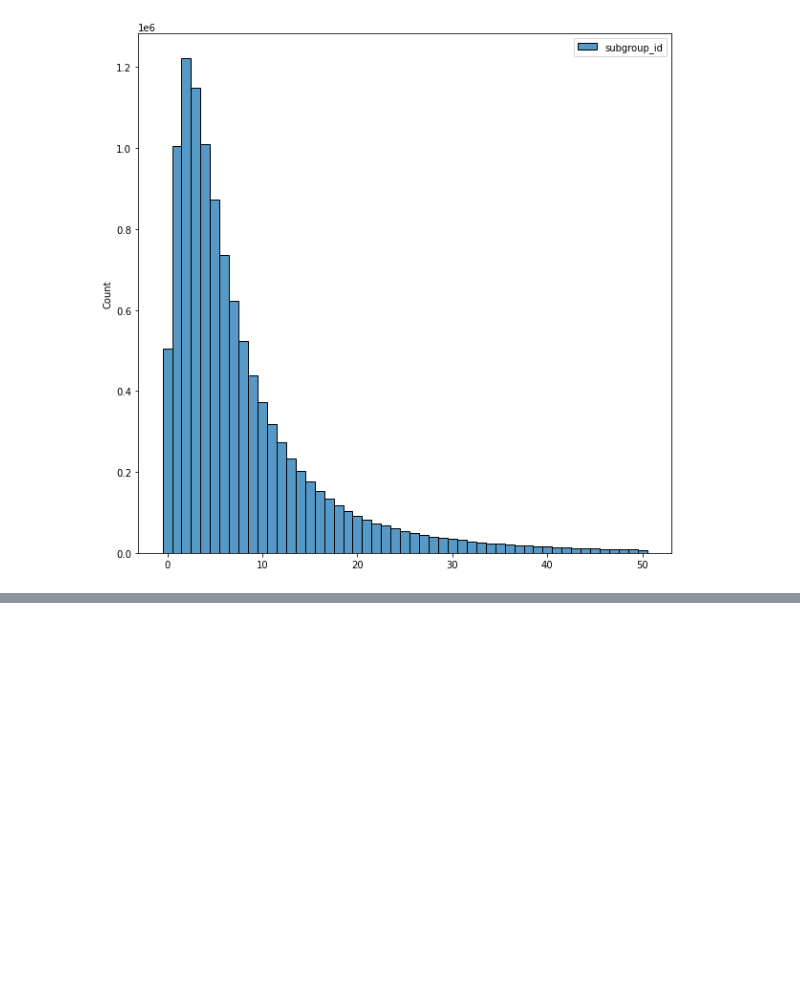
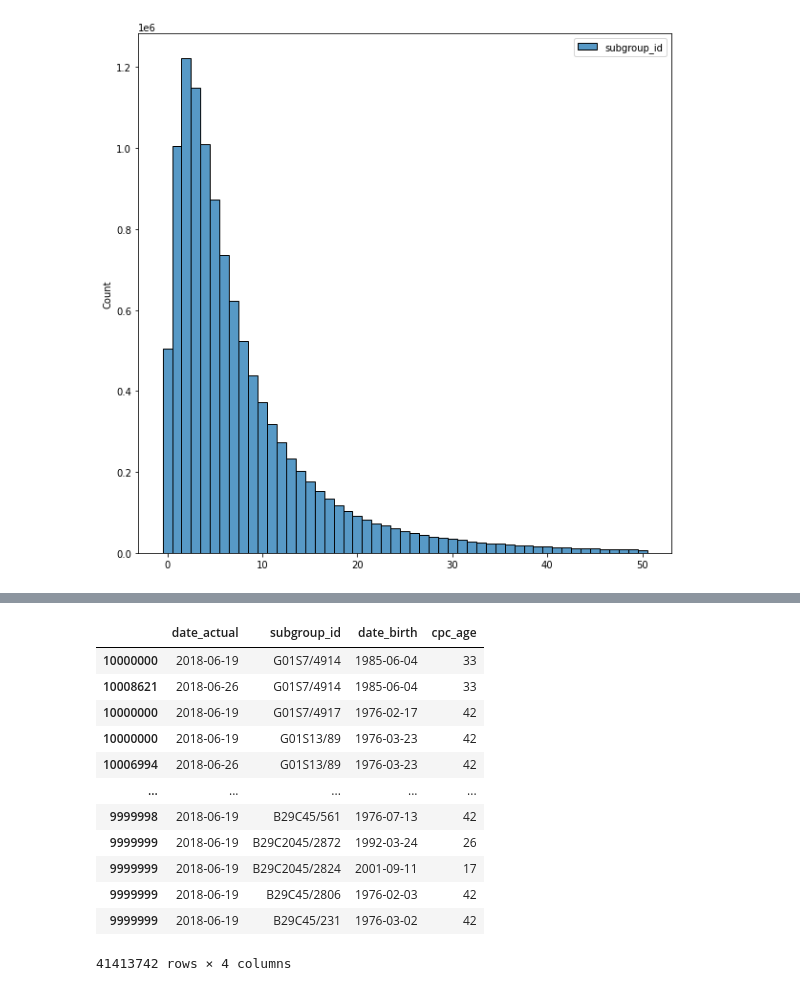
Before and after one commit to boreshkinai/patent-analysis, a Jupyter notebook: PatentsEDA.ipynb, the cells around one changed output, grey strips where cells are left out. Saved outputs shown, nothing was run; the diff lists cells and outputs as text; code cells hidden in the pictures; blank space fills up the shorter version.

```diff
--- a/PatentsEDA.ipynb
+++ b/PatentsEDA.ipynb
@@ -508,0 +559,30 @@ sns.histplot(CPCFULL_inventor, bins=51, binrange=(0,50), discrete=True)
+# %%
+def month_diff(a, b):
+    return 12 * (a.dt.year - b.dt.year) + (a.dt.month - b.dt.month)
+
+def year_diff(a, b):
+    return a.dt.year - b.dt.year
+
+CPCFULL_patent = ddf_patent[['date']].merge(ddf_cpc_full, how='left', left_index=True, right_index=True)
+CPCFULL_patent = CPCFULL_patent.merge(
+                      CPCFULL_birth,
+                      how='inner', left_on='subgroup_id', right_index=True, suffixes=['_actual','_birth']
+    )
+CPCFULL_patent['cpc_age'] = year_diff(CPCFULL_patent['date_actual'], CPCFULL_patent['date_birth'])
+CPCFULL_patent = CPCFULL_patent.persist()
+
+CPCFULL_patent.compute()
+# %% [output]
+|  | date_actual | subgroup_id | date_birth | cpc_age |
+| 10000000 | 2018-06-19 | G01S7/4914 | 1985-06-04 | 33 |
+| 10008621 | 2018-06-26 | G01S7/4914 | 1985-06-04 | 33 |
+| 10000000 | 2018-06-19 | G01S7/4917 | 1976-02-17 | 42 |
+| 10000000 | 2018-06-19 | G01S13/89 | 1976-03-23 | 42 |
+| 10006994 | 2018-06-26 | G01S13/89 | 1976-03-23 | 42 |
+| ... | ... | ... | ... | ... |
+| 9999998 | 2018-06-19 | B29C45/561 | 1976-07-13 | 42 |
+| 9999999 | 2018-06-19 | B29C2045/2872 | 1992-03-24 | 26 |
+| 9999999 | 2018-06-19 | B29C2045/2824 | 2001-09-11 | 17 |
+| 9999999 | 2018-06-19 | B29C45/2806 | 1976-02-03 | 42 |
+| 9999999 | 2018-06-19 | B29C45/231 | 1976-03-02 | 42 |
+41413742 rows × 4 columns
```
Also changed, not shown: parts of 12 cells of this notebook.
